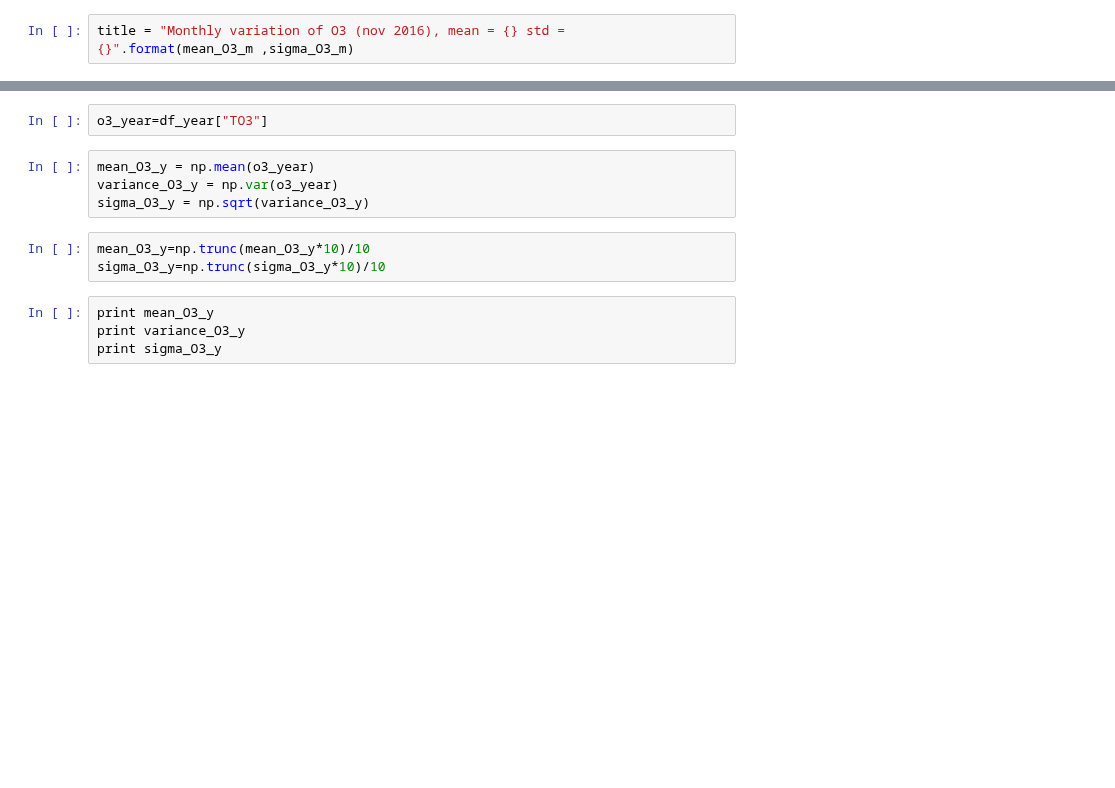
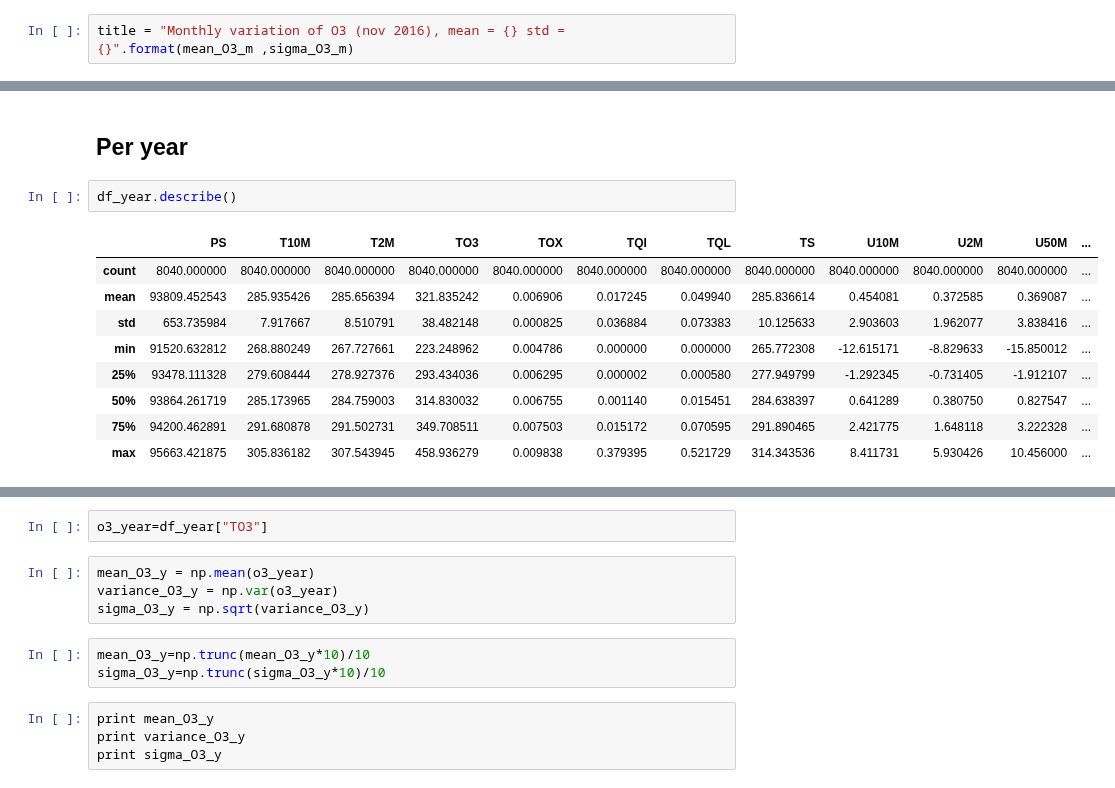
Before and after one commit to sylvielsstfr/GMAOMERRA2, a Jupyter notebook: inst1_2d_asm_Nx_M2I1NXASM/MakeHistogramsfromO3.ipynb, the cells around one changed output, grey strips where cells are left out. Cells and saved outputs as stored; diff of their text form; blank space fills up the shorter version.

```diff
--- a/inst1_2d_asm_Nx_M2I1NXASM/MakeHistogramsfromO3.ipynb
+++ b/inst1_2d_asm_Nx_M2I1NXASM/MakeHistogramsfromO3.ipynb
@@ -65,0 +73,14 @@ plt.savefig('HistoO32016_11.pdf')
+# %% [markdown]
+## Per year
+# %%
+df_year.describe()
+# %% [output]
+|  | PS | T10M | T2M | TO3 | TOX | TQI | TQL | TS | U10M | U2M | U50M | ... |
+| count | 8040.000000 | 8040.000000 | 8040.000000 | 8040.000000 | 8040.000000 | 8040.000000 | 8040.000000 | 8040.000000 | 8040.000000 | 8040.000000 | 8040.000000 | ... |
+| mean | 93809.452543 | 285.935426 | 285.656394 | 321.835242 | 0.006906 | 0.017245 | 0.049940 | 285.836614 | 0.454081 | 0.372585 | 0.369087 | ... |
+| std | 653.735984 | 7.917667 | 8.510791 | 38.482148 | 0.000825 | 0.036884 | 0.073383 | 10.125633 | 2.903603 | 1.962077 | 3.838416 | ... |
+| min | 91520.632812 | 268.880249 | 267.727661 | 223.248962 | 0.004786 | 0.000000 | 0.000000 | 265.772308 | -12.615171 | -8.829633 | -15.850012 | ... |
+| 25% | 93478.111328 | 279.608444 | 278.927376 | 293.434036 | 0.006295 | 0.000002 | 0.000580 | 277.949799 | -1.292345 | -0.731405 | -1.912107 | ... |
+| 50% | 93864.261719 | 285.173965 | 284.759003 | 314.830032 | 0.006755 | 0.001140 | 0.015451 | 284.638397 | 0.641289 | 0.380750 | 0.827547 | ... |
+| 75% | 94200.462891 | 291.680878 | 291.502731 | 349.708511 | 0.007503 | 0.015172 | 0.070595 | 291.890465 | 2.421775 | 1.648118 | 3.222328 | ... |
+| max | 95663.421875 | 305.836182 | 307.543945 | 458.936279 | 0.009838 | 0.379395 | 0.521729 | 314.343536 | 8.411731 | 5.930426 | 10.456000 | ... |
```
Also changed, not shown: parts of 10 cells of this notebook, 4 other files.
